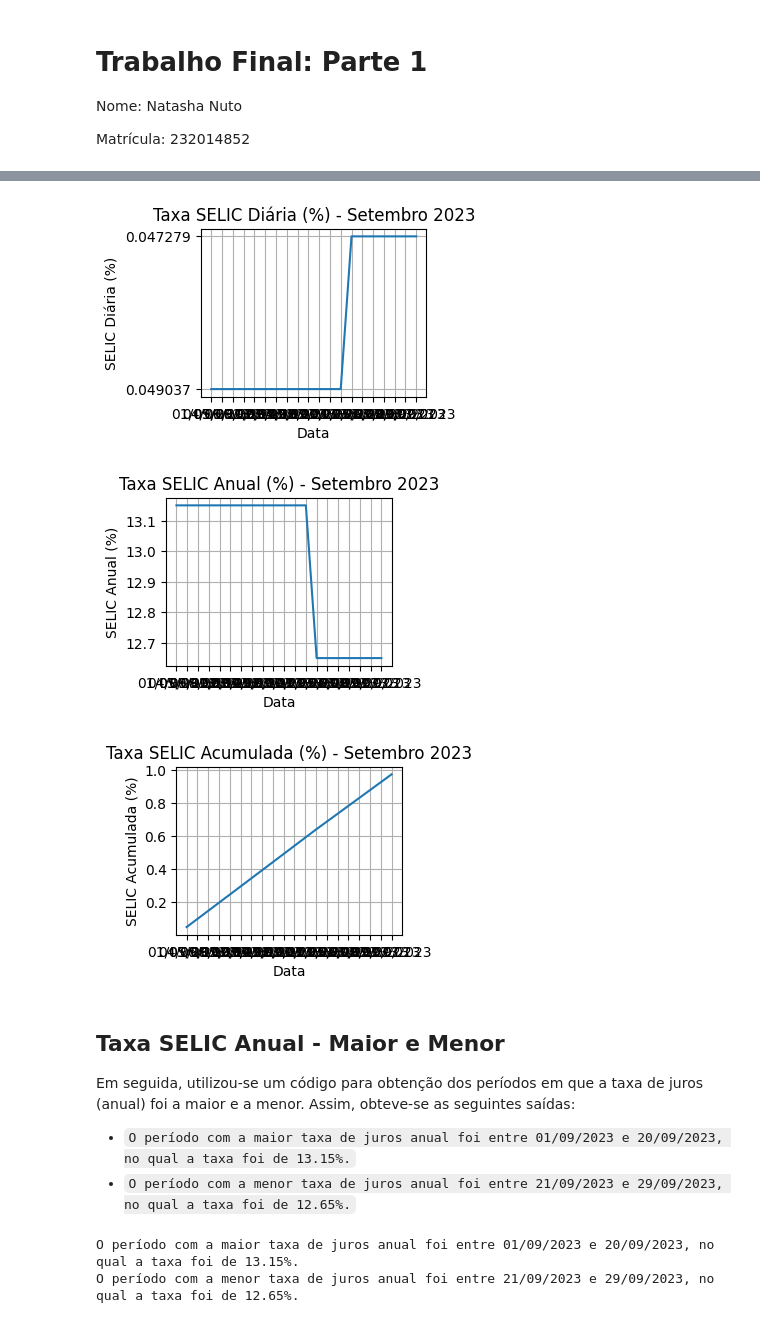
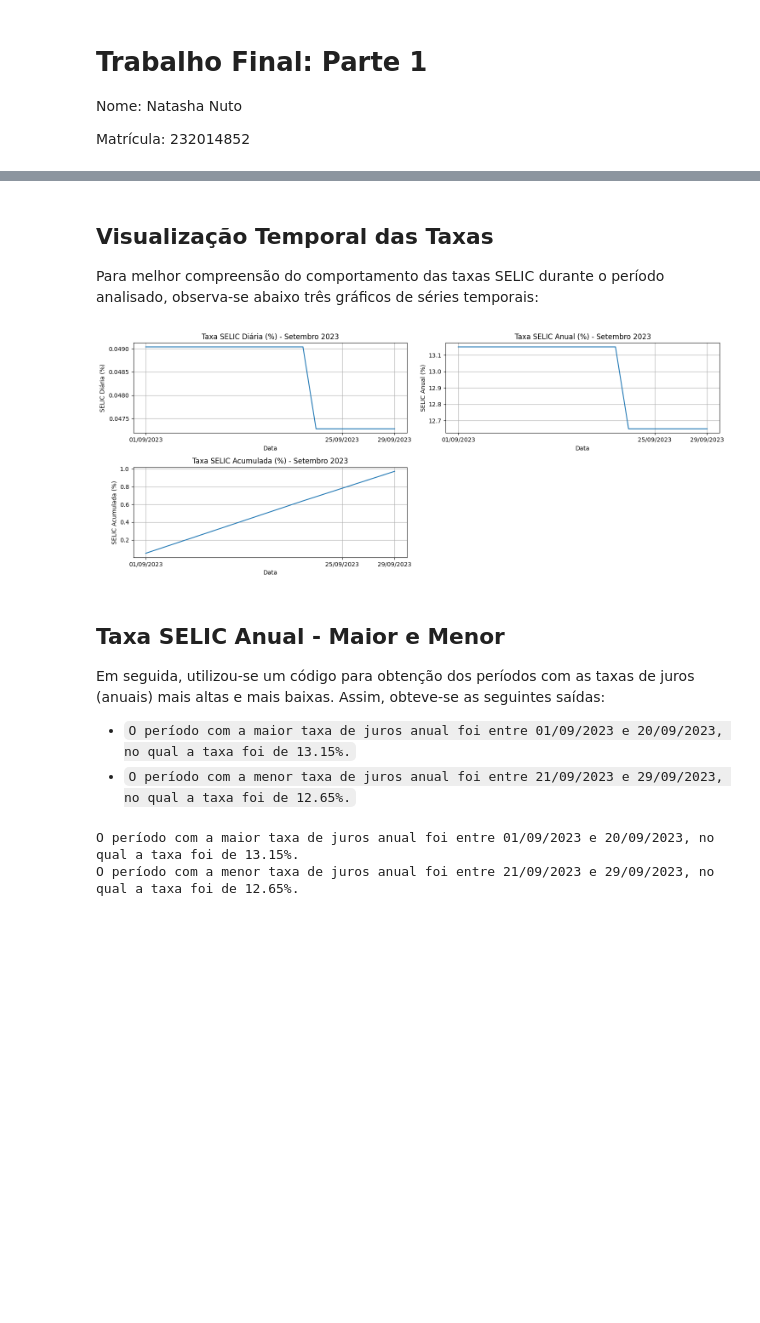
Before and after one commit to natashanuto/CEE2, a Jupyter notebook: trabalho_parte1.ipynb, the cells around one changed output, grey strips where cells are left out. Drawn from its saved outputs; the diff is of its cells as text; code cells hidden in the pictures; blank space fills up the shorter version.

```diff
--- a/trabalho_parte1.ipynb
+++ b/trabalho_parte1.ipynb
@@ -47,7 +47,4 @@ em que:
 # %%
-import pandas as pd
-
-
-df["SELIC Diária (%)"] = df["valor"]
 df["valor"] = pd.to_numeric(df["valor"]) / 100
 df["SELIC Anual (%)"] = round(((1 + df["valor"])**252 - 1) * 100, 2)
+df["SELIC Diária (%)"] = df["valor"] * 100
@@ -95,44 +86,52 @@ Segue 3 gráficos temporais das taxas SELIC, diáriaa, anual e acumulada, respec
+# %% [markdown]
+## Visualização Temporal das Taxas
+
+Para melhor compreensão do comportamento das taxas SELIC durante o período analisado, observa-se abaixo três gráficos de séries temporais:
 # %%
-import matplotlib.pyplot as plt
+plt.figure(figsize=(15, 6))
 
 #SELIC Diária (%)
 
 plt.subplot(2, 2, 1)
 plt.plot(df["data"], df["SELIC Diária (%)"])
 plt.title("Taxa SELIC Diária (%) - Setembro 2023")
 plt.xlabel("Data")
 plt.ylabel("SELIC Diária (%)")
 plt.grid(True)
-plt.show()
+plt.xticks([df['data'].iloc[0], df['data'].iloc[15], df['data'].iloc[-1]])
 
 
 #SELIC Anual (%)
 
 plt.subplot(2, 2, 2)
 plt.plot(df["data"], df["SELIC Anual (%)"])
 plt.title("Taxa SELIC Anual (%) - Setembro 2023")
 plt.xlabel("Data")
 plt.ylabel("SELIC Anual (%)")
 plt.grid(True)
-plt.show()
+plt.xticks([df['data'].iloc[0], df['data'].iloc[15], df['data'].iloc[-1]])
 
 #SELIC Acumulada (%)
 
 plt.subplot(2, 2, 3)
 plt.plot(df["data"], df["SELIC Acumulada (%)"])
 plt.title("Taxa SELIC Acumulada (%) - Setembro 2023")
 plt.xlabel("Data")
 plt.ylabel("SELIC Acumulada (%)")
 plt.grid(True)
+plt.xticks([df['data'].iloc[0], df['data'].iloc[15], df['data'].iloc[-1]])
+
+
+
+plt.tight_layout()
 plt.show()
 # %% [output]
-[figure, old version]
+[figure, new version]
-[figure, removed]
-[figure, removed]
 # %% [markdown]
 ## Taxa SELIC Anual - Maior e Menor
 
-Em seguida, utilizou-se um código para obtenção dos períodos em que a taxa de juros (anual) foi a maior e a menor. Assim, obteve-se as seguintes saídas:
+Em seguida, utilizou-se um código para obtenção dos períodos com as taxas de juros (anuais) mais altas e mais baixas. Assim, obteve-se as seguintes saídas:
+
 
 * `O período com a maior taxa de juros anual foi entre 01/09/2023 e 20/09/2023, no qual a taxa foi de 13.15%.`
 * `O período com a menor taxa de juros anual foi entre 21/09/2023 e 29/09/2023, no qual a taxa foi de 12.65%.`
```
Also changed, not shown: parts of 7 cells of this notebook.
